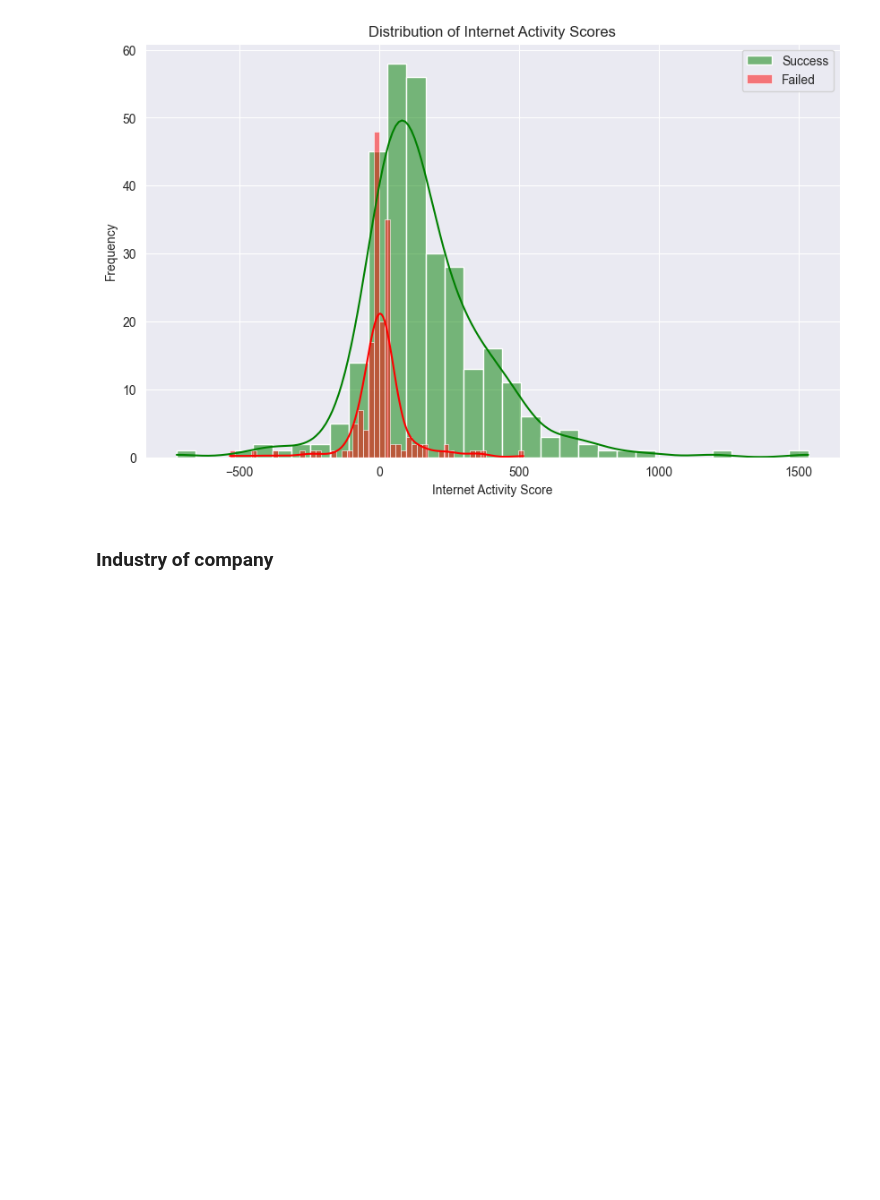
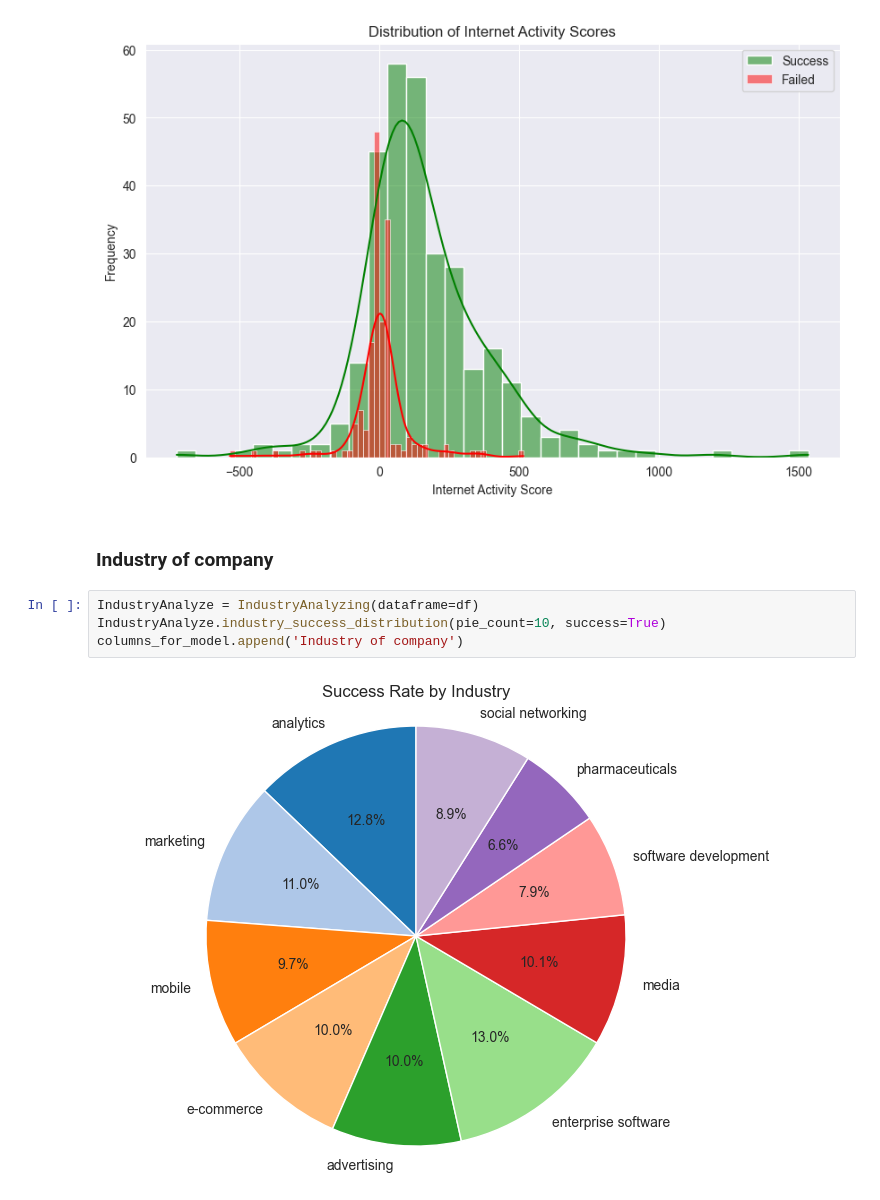
Before and after one commit to RobertArustamyan/StartupAnalyze, a Jupyter notebook: analysis.ipynb, the cells around one changed output. Saved outputs shown, nothing was run; the diff lists cells and outputs as text; blank space fills up the shorter version.

```diff
--- a/analysis.ipynb
+++ b/analysis.ipynb
@@ -31,3 +32,9 @@ columns_for_model.append('Internet Activity Score')
 [figure]
 # %% [markdown]
 ### **Industry of company**
+# %%
+IndustryAnalyze = IndustryAnalyzing(dataframe=df)
+IndustryAnalyze.industry_success_distribution(pie_count=10, success=True)
+columns_for_model.append('Industry of company')
+# %% [output]
+[figure, added]
```
Also changed, not shown: parts of 2 cells of this notebook.
